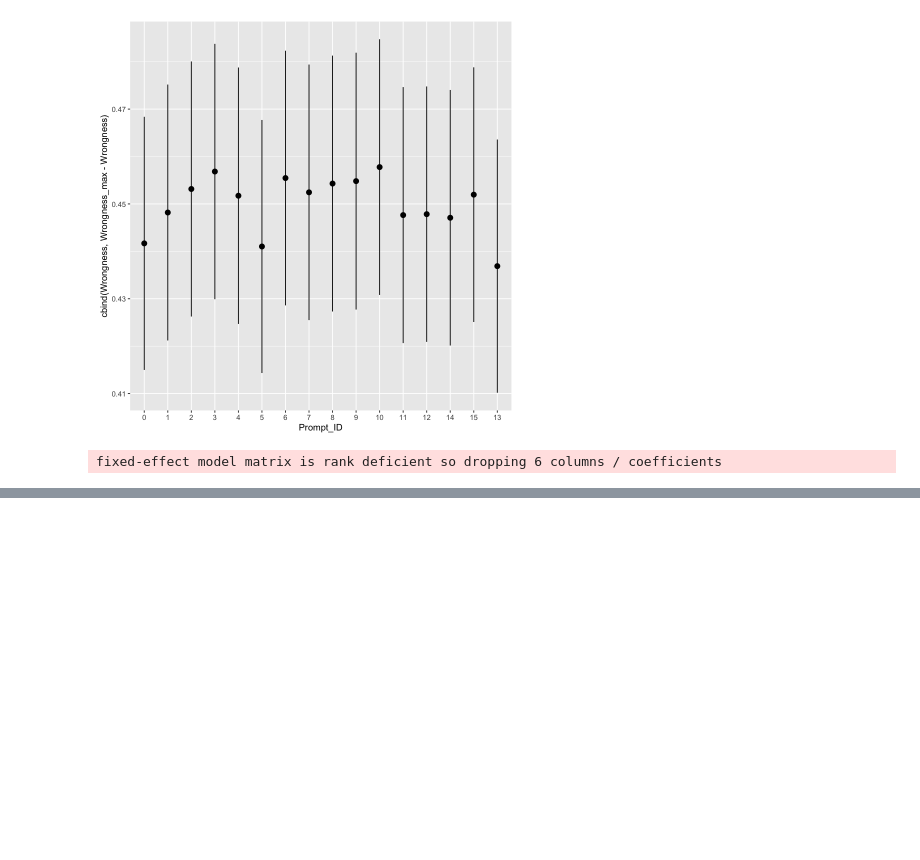
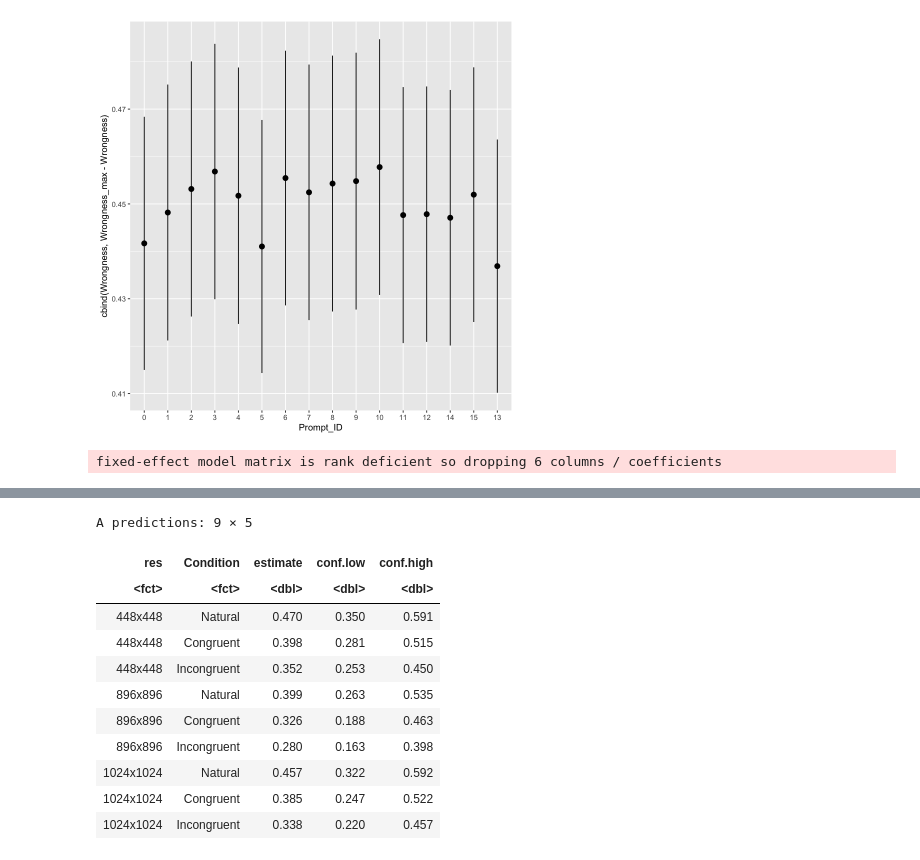
Before and after one commit to grow-ai-like-a-child/referential-gaze, a Jupyter notebook: gpt5.ipynb, the cells around one changed output, grey strips where cells are left out. Drawn from its saved outputs; the diff is of its cells as text; code cells hidden in the pictures; blank space fills up the shorter version.

```diff
--- a/gpt5.ipynb
+++ b/gpt5.ipynb
@@ -917,0 +1024,17 @@ plot_slopes(
+# %%
+avg_predictions(model, variables = c("res", "Condition")) %>%
+  select(res, Condition, estimate, conf.low, conf.high) %>%
+  mutate(across(where(is.numeric), \(x) round(x, 3)))
+# %% [output]
+A predictions: 9 × 5
+| res | Condition | estimate | conf.low | conf.high |
+| <fct> | <fct> | <dbl> | <dbl> | <dbl> |
+| 448x448 | Natural | 0.470 | 0.350 | 0.591 |
+| 448x448 | Congruent | 0.398 | 0.281 | 0.515 |
+| 448x448 | Incongruent | 0.352 | 0.253 | 0.450 |
+| 896x896 | Natural | 0.399 | 0.263 | 0.535 |
+| 896x896 | Congruent | 0.326 | 0.188 | 0.463 |
+| 896x896 | Incongruent | 0.280 | 0.163 | 0.398 |
+| 1024x1024 | Natural | 0.457 | 0.322 | 0.592 |
+| 1024x1024 | Congruent | 0.385 | 0.247 | 0.522 |
+| 1024x1024 | Incongruent | 0.338 | 0.220 | 0.457 |
```
Also changed, not shown: parts of 17 cells of this notebook, 2 other files.
